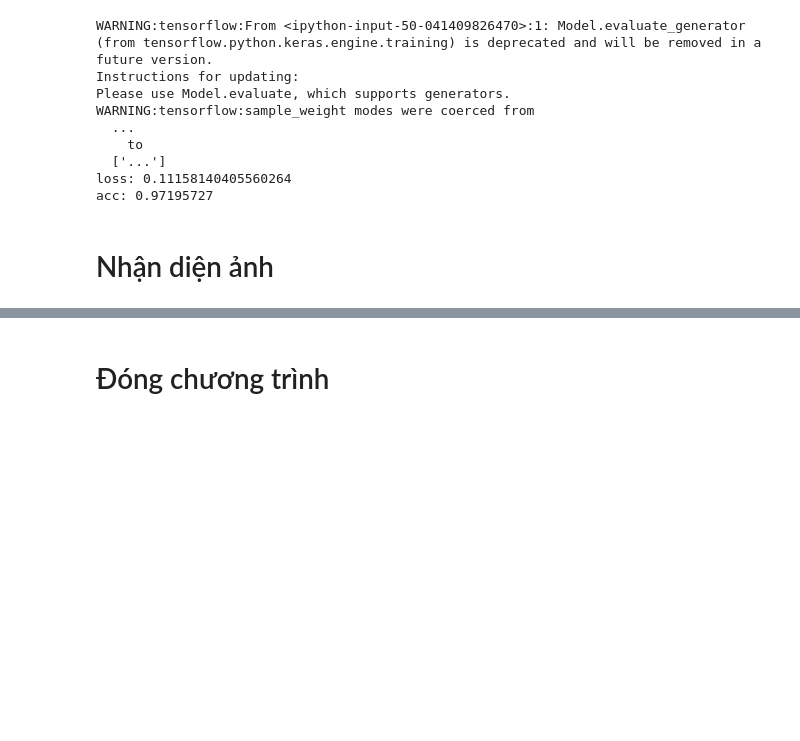
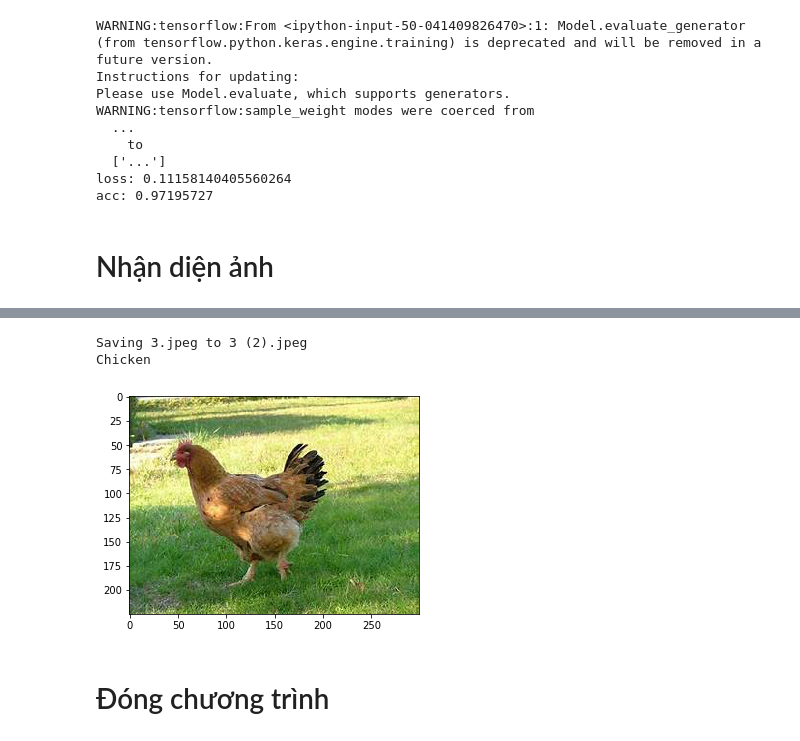
Before and after one commit to duc1205/Nh-n-d-ng-ng-v-t, a Jupyter notebook: Animal_10.ipynb, the cells around one changed output, grey strips where cells are left out. Cells and saved outputs as stored; diff of their text form; code cells hidden in the pictures; blank space fills up the shorter version.

```diff
--- a/Animal_10.ipynb
+++ b/Animal_10.ipynb
@@ -410,3 +414,49 @@ loss: 0.11158140405560264
 acc: 0.97195727
 # %% [markdown]
 # Nhận diện ảnh
+# %%
+%tensorflow_version 2.x
+from tensorflow.keras.models import load_model
+import numpy as np
+model = load_model('./model.h5')
+# %%
+
+
+
+from PIL import Image
+
+
+from google.colab import files
+f = files.upload()
+import matplotlib.pyplot as plt
+
+path=''
+for fn in f.keys():
+  path=fn
+
+img = Image.open(path)
+plt.imshow(img)
+img = np.array(img.resize((299, 299)))/225.0
+x = np.expand_dims(img, axis = 0)
+labels = np.argmax(model.predict(x))
+if labels==0:
+  print('Dog')
+if labels==1:
+  print('Horse')
+if labels==2:
+  print('Elephant')
+if labels==3:
+  print('Butterfly')
+if labels==4:
+  print('Chicken')
+if labels==5:
+  print('Cat')
+if labels==6:
+  print('Cow')
+if labels==7:
+  print('Sheep')
+if labels==8:
+  print('Spyder')
+if labels==9:
+  print('Squirrel')
+# %% [output]
@@ -413,3 +464,6 @@ acc: 0.97195727
+Saving 3.jpeg to 3 (2).jpeg
+Chicken
+[figure, added]
 # %% [markdown]
 # Đóng chương trình
 # %%
```
Also changed, not shown: parts of 16 cells of this notebook.
